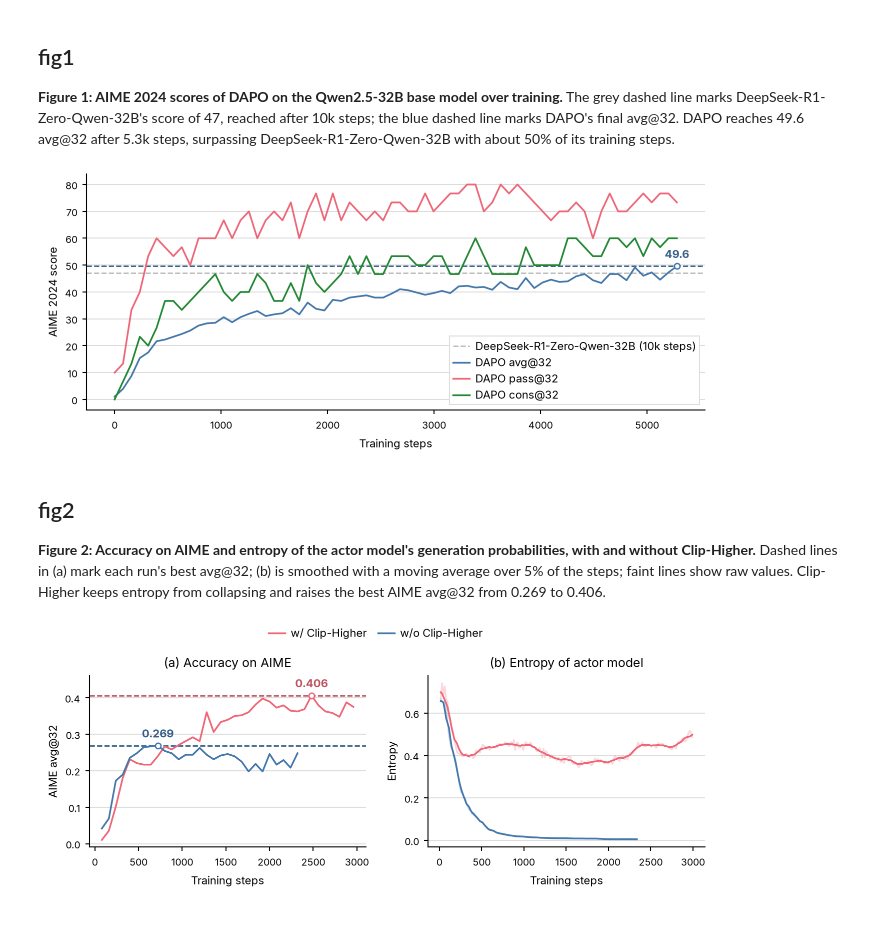
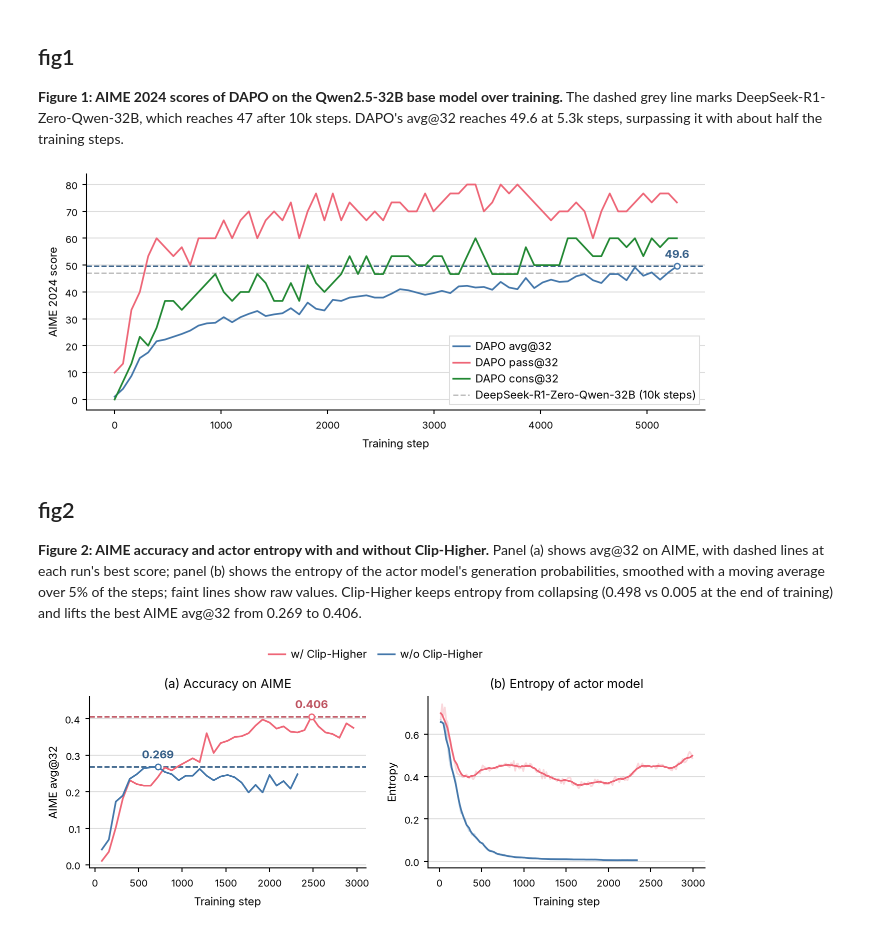
Before and after one commit to bigohofone/academic-figure-skill, a Jupyter notebook: examples/academic-figure/with-skill.ipynb, the cells around one changed output. Cells and saved outputs as stored; diff of their text form; code cells hidden in the pictures.

```diff
--- a/examples/academic-figure/with-skill.ipynb
+++ b/examples/academic-figure/with-skill.ipynb
@@ -3,38 +3,36 @@
 %config InlineBackend.print_figure_kwargs = {"bbox_inches": None}
 %config InlineBackend.figure_formats = ["retina"]
 import json
-
 import matplotlib.pyplot as plt
 import tol_colors as tc
 from paper import fit_height, mark_value, smooth, darken  # importing paper registers the bundled Inter font
 plt.style.use("paper.mplstyle")
-
 cset = tc.colorsets["bright"]
-with open("../dapo.json") as f:
-    data = json.load(f)
 # %% [markdown]
 ## fig1
 
-**Figure 1: AIME 2024 scores of DAPO on the Qwen2.5-32B base model over training.** The grey dashed line marks DeepSeek-R1-Zero-Qwen-32B's score of 47, reached after 10k steps; the blue dashed line marks DAPO's final avg@32. DAPO reaches 49.6 avg@32 after 5.3k steps, surpassing DeepSeek-R1-Zero-Qwen-32B with about 50% of its training steps.
+**Figure 1: AIME 2024 scores of DAPO on the Qwen2.5-32B base model over training.** The dashed grey line marks DeepSeek-R1-Zero-Qwen-32B, which reaches 47 after 10k steps. DAPO's avg@32 reaches 49.6 at 5.3k steps, surpassing it with about half the training steps.
 # %%
-curves = data["fig1"]
-fig, ax = plt.subplots(figsize=(6.75, 2))
-ax.axhline(47, linestyle="--", linewidth=1, color=cset.grey, zorder=1, label="DeepSeek-R1-Zero-Qwen-32B (10k steps)")
-for name, color in zip(["DAPO avg@32", "DAPO pass@32", "DAPO cons@32"], [cset.blue, cset.red, cset.green]):
-    ax.plot(curves[name]["step"], curves[name]["value"], color=color, label=name)
-avg = curves["DAPO avg@32"]
-mark_value(ax, avg["step"][-1], avg["value"][-1], f"{avg['value'][-1]:.1f}", cset.blue)
-ax.set_xlabel("Training steps")
+data = json.load(open("../dapo.json"))["fig1"]
+
+fig, ax = plt.subplots(figsize=(6.75, 2.5))
+for name, color in [("DAPO avg@32", cset.blue), ("DAPO pass@32", cset.red), ("DAPO cons@32", cset.green)]:
+    ax.plot(data[name]["step"], data[name]["value"], color=color, label=name)
+ax.axhline(47, color="#BBBBBB", linestyle="--", linewidth=1, zorder=1, label="DeepSeek-R1-Zero-Qwen-32B (10k steps)")
+avg = data["DAPO avg@32"]
+mark_value(ax, avg["step"][-1], avg["value"][-1], "49.6", cset.blue)
+ax.set_xlabel("Training step")
 ax.set_ylabel("AIME 2024 score")
 ax.legend(loc="lower right")
+
 fit_height(fig, ax, aspect=0.382)
 fig.savefig("fig1.pdf")
 fig.savefig("fig1.png")
 plt.show()
 # %% [output]
-[figure, old version]
+[figure, new version]
 # %% [markdown]
 ## fig2
 
-**Figure 2: Accuracy on AIME and entropy of the actor model's generation probabilities, with and without Clip-Higher.** Dashed lines in (a) mark each run's best avg@32; (b) is smoothed with a moving average over 5% of the steps; faint lines show raw values. Clip-Higher keeps entropy from collapsing and raises the best AIME avg@32 from 0.269 to 0.406.
+**Figure 2: AIME accuracy and actor entropy with and without Clip-Higher.** Panel (a) shows avg@32 on AIME, with dashed lines at each run's best score; panel (b) shows the entropy of the actor model's generation probabilities, smoothed with a moving average over 5% of the steps; faint lines show raw values. Clip-Higher keeps entropy from collapsing (0.498 vs 0.005 at the end of training) and lifts the best AIME avg@32 from 0.269 to 0.406.
 # %%
```
Also changed, not shown: parts of 11 cells of this notebook, 10 other files.
